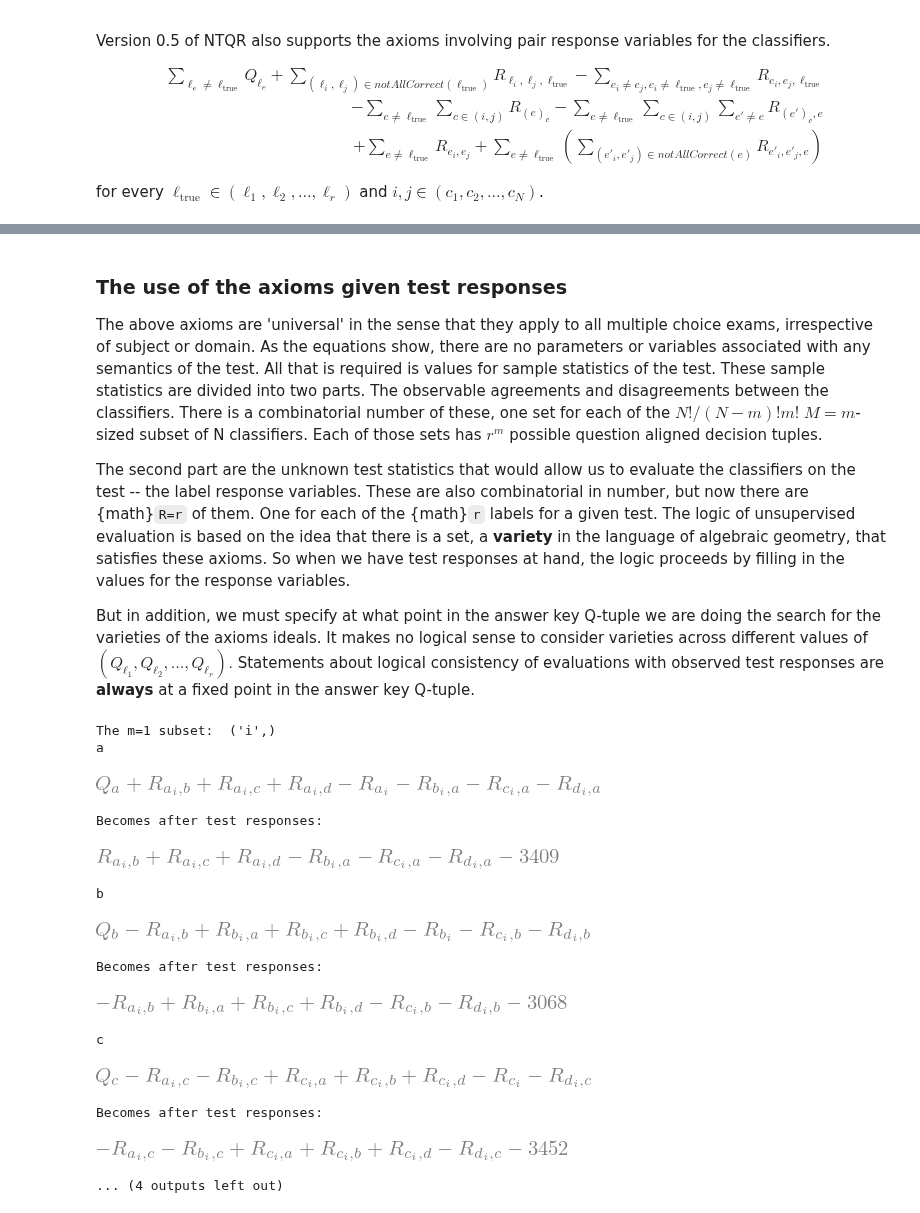
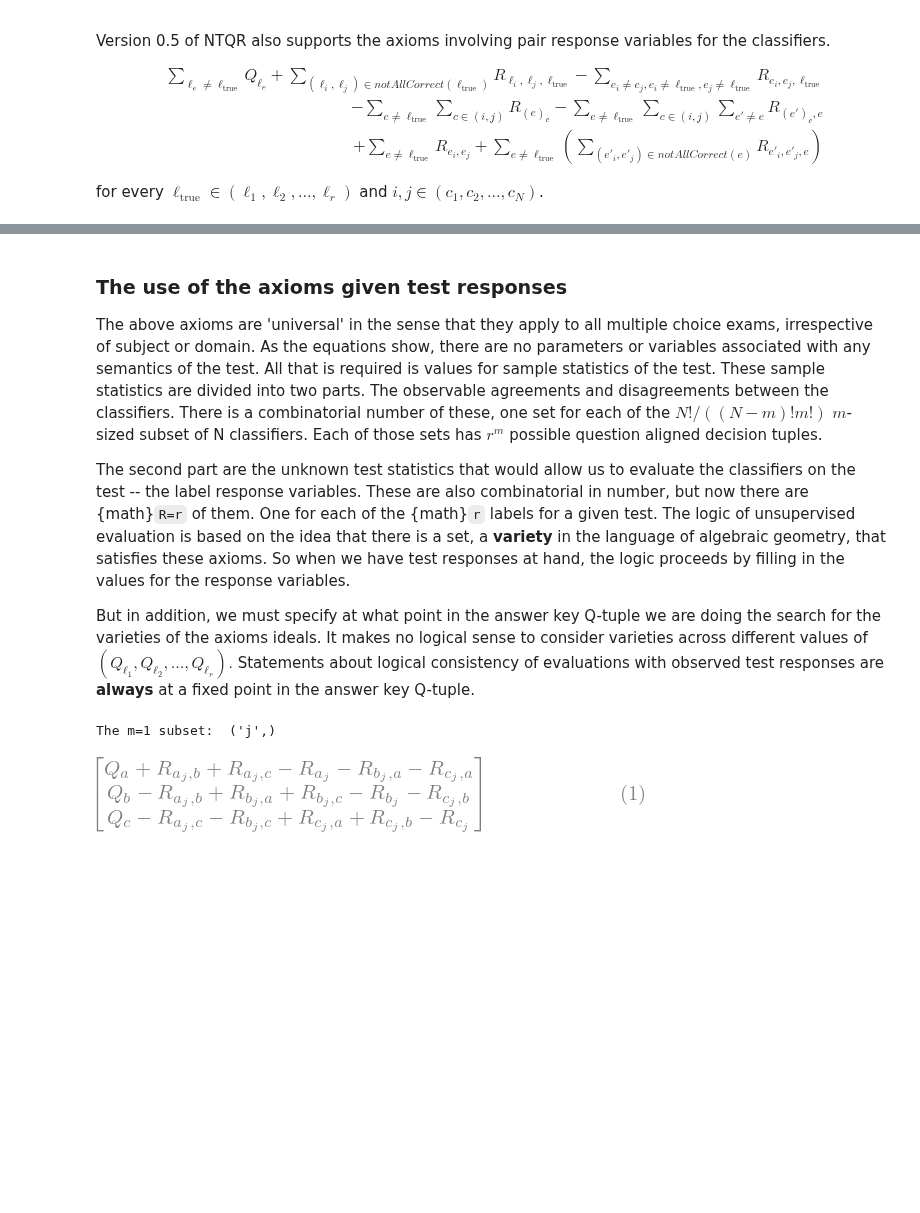
Before and after one commit to andrescorrada/IntroductionToAlgebraicEvaluation, a Jupyter notebook: python/docs/source/notebooks/AlgebraAndGeometryOfNTQR.ipynb, the cells around one changed output, grey strips where cells are left out. Drawn from its saved outputs; the diff is of its cells as text; code cells hidden in the pictures; blank space fills up the shorter version.

Commit message:
Finally fixed Jupyter as documentation bug when using SymPy output.

```diff
--- a/python/docs/source/notebooks/AlgebraAndGeometryOfNTQR.ipynb
+++ b/python/docs/source/notebooks/AlgebraAndGeometryOfNTQR.ipynb
@@ -97,6 +100,5 @@ classifiers = ('i','j','k','l')
 m_1_ideals = ntqr.raxioms.MAxiomsIdeal(labels,classifiers,1)
 any_classifier = random.choice(list(itertools.combinations(classifiers,1)))
 print(any_classifier)
-for label in labels:
-    display(Math(latex(m_1_ideals.m_complex[any_classifier]['axioms'][label])))
+display(Matrix([m_1_ideals.m_complex[any_classifier]['axioms'][label] for label in labels]))
 # %% [output]
@@ -125,6 +125,5 @@ classifiers = ('i','j','k','l')
 m_2_ideals = ntqr.raxioms.MAxiomsIdeal(labels,classifiers,2)
 any_pair = random.choice(list(itertools.combinations(classifiers,2)))
 print(any_pair)
-for label in labels:
-    display(Math(latex(m_2_ideals.m_complex[any_pair]['axioms'][label])))
+display(Matrix([m_2_ideals.m_complex[any_pair]['axioms'][label] for label in labels]))
 # %% [output]
@@ -135,7 +132,7 @@ $\displaystyle Q_{a} + Q_{b} + R_{a_{i},a_{j},b} + R_{a_{i},a_{j},c} + R_{a_{i},
 # %% [markdown]
 ### The use of the axioms given test responses
 
-The above axioms are 'universal' in the sense that they apply to all multiple choice exams, irrespective of subject or domain. As the equations show, there are no parameters or variables associated with any semantics of the test. All that is required is values for sample statistics of the test. These sample statistics are divided into two parts. The observable agreements and disagreements between the classifiers. There is a combinatorial number of these, one set for each of the $N!/(N-m)!m!$ $M=m$-sized subset of N classifiers. Each of those sets has $r^m$ possible question aligned decision tuples.
+The above axioms are 'universal' in the sense that they apply to all multiple choice exams, irrespective of subject or domain. As the equations show, there are no parameters or variables associated with any semantics of the test. All that is required is values for sample statistics of the test. These sample statistics are divided into two parts. The observable agreements and disagreements between the classifiers. There is a combinatorial number of these, one set for each of the $N!/((N-m)!m!)$ $m$-sized subset of N classifiers. Each of those sets has $r^m$ possible question aligned decision tuples.
 
 The second part are the unknown test statistics that would allow us to evaluate the classifiers on the test -- the label response variables. These are also combinatorial in number, but now there are {math}`R=r` of them. One for each of the {math}`r` labels for a given test. The logic of unsupervised evaluation is based on the idea that there is a set, a **variety** in the language of algebraic geometry, that satisfies these axioms. So when we have test responses at hand, the logic proceeds by filling in the values for the response variables.
 
@@ -151,25 +140,12 @@ mVarieties =ntqr.evaluations.MAxiomsVarieties(labels,classifiers,synthetic_respo
 # %%
 # Let's compare the axioms for any m=1 subset of the 4 classifiers
+N=4
+labels = ('a','b','c',)
+classifiers = ('i','j','k')
 any_m_1_subset = random.choice([m_subset for m_subset in itertools.combinations(classifiers,1)])
 axioms_before_test = ntqr.raxioms.MAxiomsIdeal(labels,classifiers,1).m_complex[any_m_1_subset]["axioms"]
 print("The m=1 subset: ", any_m_1_subset)
-for label, test_axiom in mVarieties.test_axioms[any_m_1_subset].items():
-    print(label)
-    display(axioms_before_test[label])
-    print("Becomes after test responses:")
-    display(test_axiom)
+display(Matrix([axioms_before_test[label] for label in labels]))
 # %% [output]
-The m=1 subset:  ('i',)
-a
+The m=1 subset:  ('j',)
-[figure, old version]
+[figure, new version]
-Becomes after test responses:
-[figure, removed]
-b
-[figure, removed]
-Becomes after test responses:
-[figure, removed]
-c
-[figure, removed]
-Becomes after test responses:
-[figure, removed]
-... (4 outputs left out)
```
Also changed, not shown: parts of 24 cells of this notebook, 5 other files.
